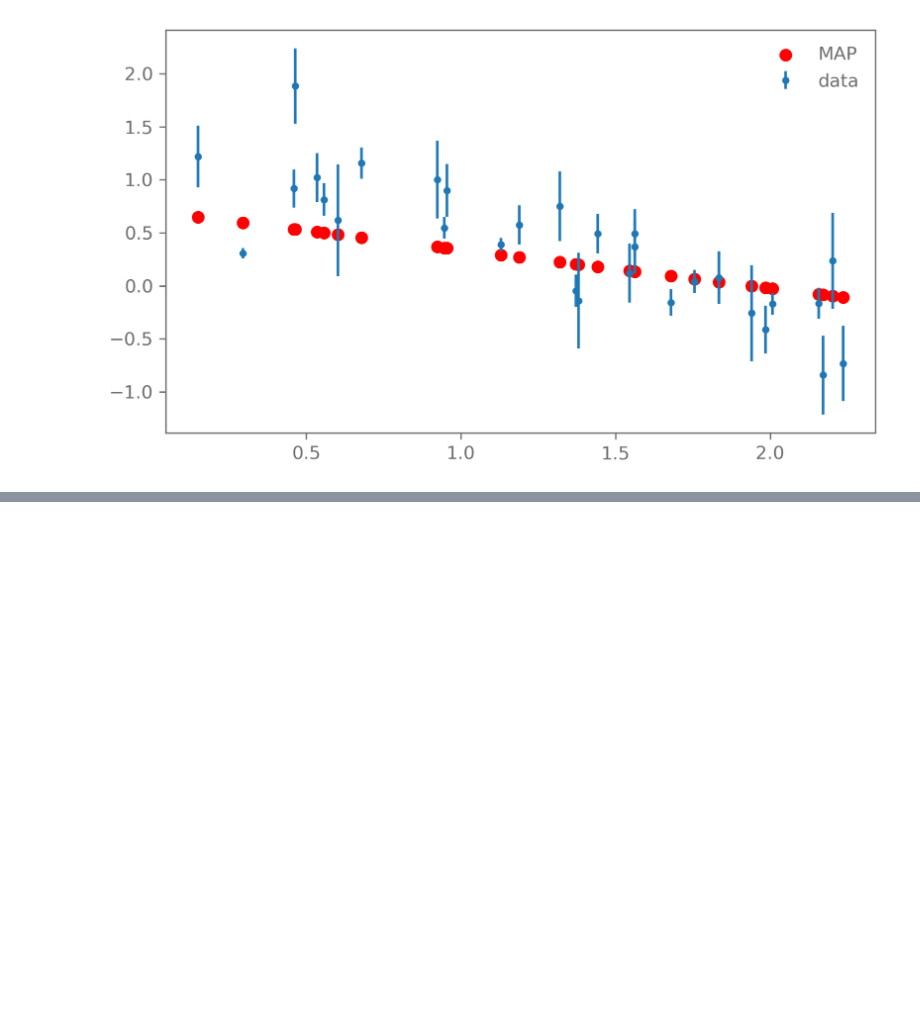
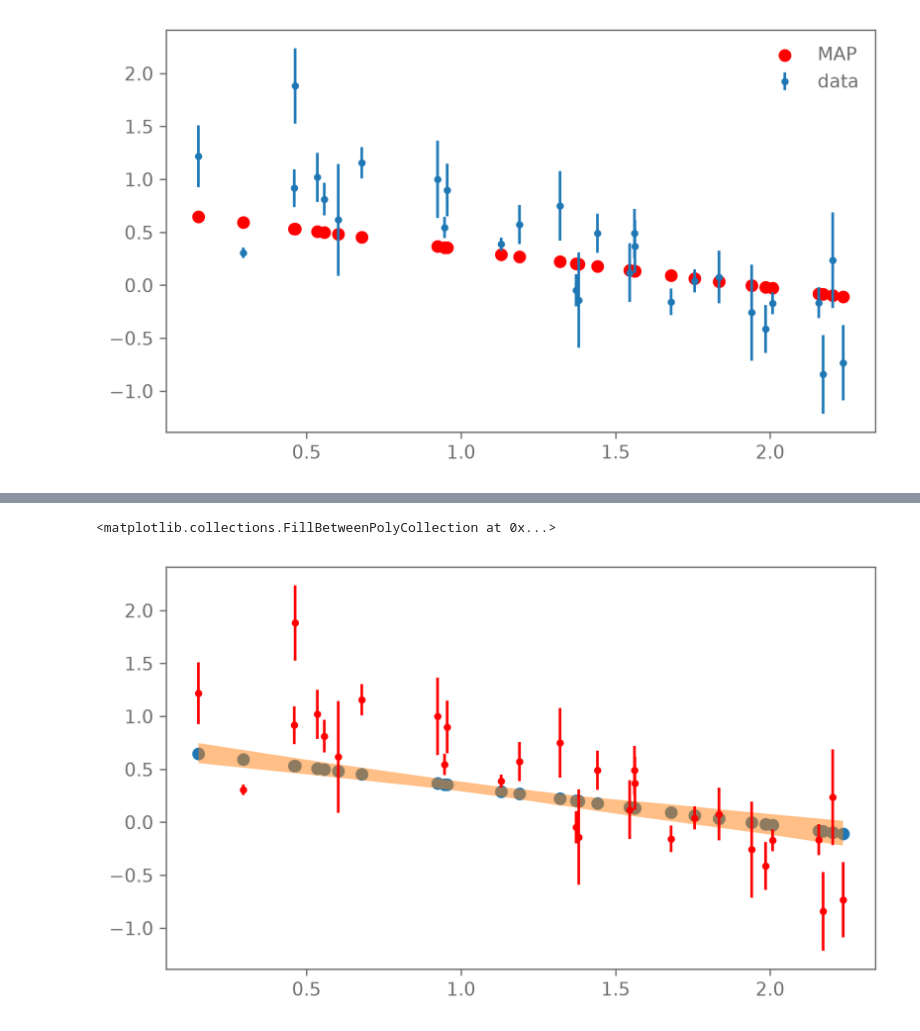
Before and after one commit to bermeyer/Bayesian-Stats-HS2026, a Jupyter notebook: my_exercise_solutions/Ex4.ipynb, the cells around one changed output, grey strips where cells are left out. Saved outputs shown, nothing was run; the diff lists cells and outputs as text; code cells hidden in the pictures; blank space fills up the shorter version.

```diff
--- a/my_exercise_solutions/Ex4.ipynb
+++ b/my_exercise_solutions/Ex4.ipynb
@@ -332,0 +392,17 @@ plt.legend()
+# %%
+# Choose a small subsample of the chain for plotting purposes
+chain_samples = chain[np.random.choice(chain.shape[0], size=200)]
+# Evaluate the model at the sample parameters
+model_predictive = np.array(
+[model(*sample, x) for sample in chain_samples]
+)
+model_quantiles = np.quantile(
+model_predictive, q=[0.025, 0.16, 0.84, 0.975], axis=0
+)
+# %%
+plt.scatter(x,model(m_MAP,b_MAP,x), label="MAP")
+plt.errorbar(x,y,yerr=yerr,fmt=".",label="data", color="r")
+plt.fill_between(x,model_quantiles[0], model_quantiles[-1], alpha=0.5)
+# %% [output]
+<matplotlib.collections.FillBetweenPolyCollection at 0x...>
+[figure, added]
```
Also changed, not shown: parts of 26 cells of this notebook, 3 other files.
